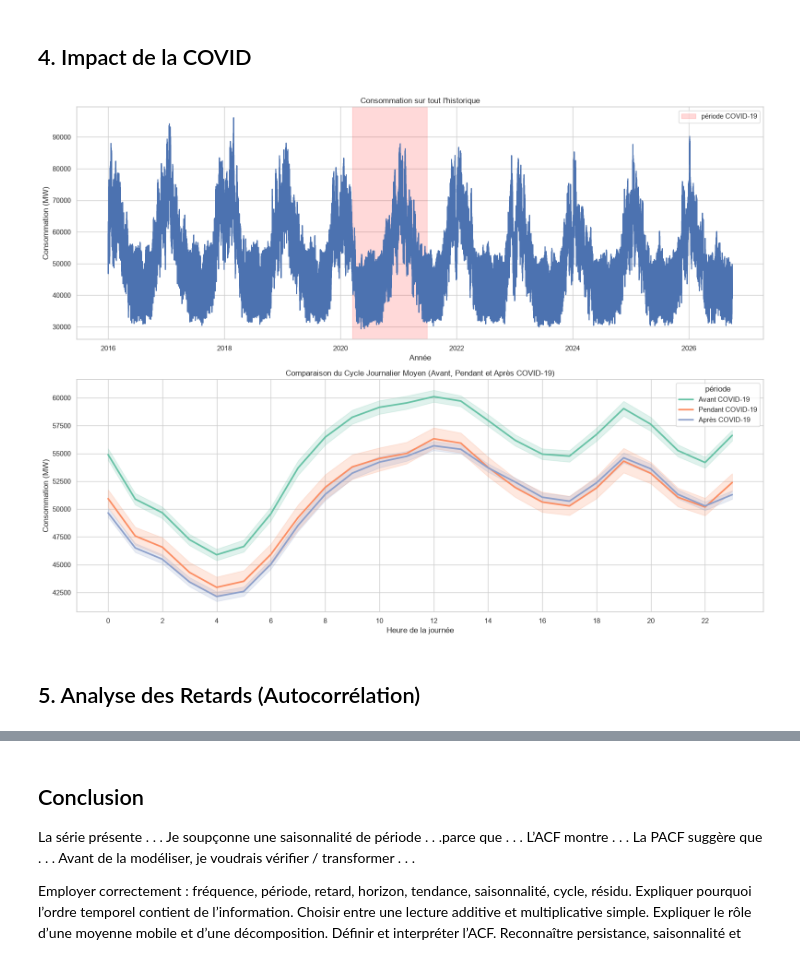
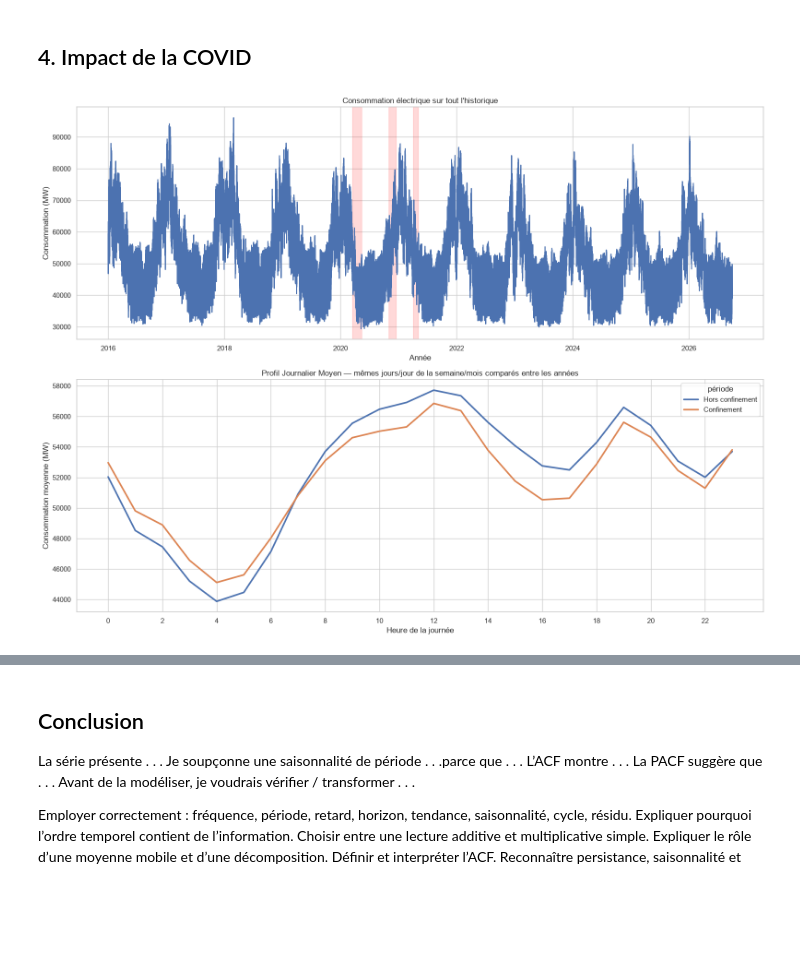
Before and after one commit to LeStolz/ConsommationElectrique, a Jupyter notebook: notebooks/01_exploration_donnees.ipynb, the cells around one changed output, grey strips where cells are left out. Saved outputs shown, nothing was run; the diff lists cells and outputs as text; code cells hidden in the pictures; blank space fills up the shorter version.

```diff
--- a/notebooks/01_exploration_donnees.ipynb
+++ b/notebooks/01_exploration_donnees.ipynb
@@ -367,39 +447,62 @@ plt.show()
 # %% [markdown]
 ## 4. Impact de la COVID
 # %%
-start_covid = df.loc[df['covid19'] == 1, 'timestamp_paris'].min()
-end_covid = df.loc[df['covid19'] == 1, 'timestamp_paris'].max()
+df_compare = df.copy()
 
-df_compare = df.copy()
-df_compare['période'] = 'Pendant COVID-19'
-df_compare.loc[df_compare['timestamp_paris'] < start_covid, 'période'] = 'Avant COVID-19'
-df_compare.loc[df_compare['timestamp_paris'] > end_covid, 'période'] = 'Après COVID-19'
+df_compare["est_confinement"] = (df_compare["confinement_numero"] > 0).astype(int)
 
-ordre_periodes = ['Avant COVID-19', 'Pendant COVID-19', 'Après COVID-19']
+df_compare["période"] = np.where(
+    df_compare["est_confinement"] == 1,
+    "Confinement",
+    "Hors confinement"
+)
+
+comparison = (
+    df_compare
+        .groupby(["mois", "jour_semaine", "heure", "est_confinement", "période"])["consommation_mw"]
+        .mean()
+        .reset_index()
+)
+
+hourly_comparison = (
+    comparison
+        .groupby(["heure", "est_confinement", "période"])["consommation_mw"]
+        .mean()
+        .reset_index()
+)
+
+periodes_confinement = (
+    df[df["confinement_numero"] > 0]
+    .groupby("confinement_numero")["timestamp_paris"]
+    .agg(["min", "max"])
+)
 
 fig, axes = plt.subplots(2, 1, figsize=(16, 12))
 
-sns.lineplot(data=df, x='timestamp_paris', y='consommation_mw', ax=axes[0])
-axes[0].axvspan(
-	start_covid.tz_localize(None), end_covid.tz_localize(None), color='red', alpha=0.15, label='période COVID-19'
-)
-axes[0].set_title("Consommation sur tout l'historique")
+sns.lineplot(data=df, x="timestamp_paris", y="consommation_mw", ax=axes[0])
+
+for confinement, periode in periodes_confinement.iterrows():
+    debut = periode["min"].tz_localize(None)
+    fin = periode["max"].tz_localize(None)
+
+    axes[0].axvspan(debut, fin, color="red", alpha=0.15)
+
+
+axes[0].set_title("Consommation électrique sur tout l'historique")
+axes[0].set_xlabel("Année")
 axes[0].set_ylabel("Consommation (MW)")
-axes[0].set_xlabel("Année")
-axes[0].legend()
 
 sns.lineplot(
-	data=df_compare, x='heure', y='consommation_mw',
-	hue='période', hue_order=ordre_periodes, ax=axes[1], palette="Set2", linewidth=2.5
+    data=hourly_comparison, x="heure", y="consommation_mw", hue="période",
+    hue_order=["Hors confinement", "Confinement"], ax=axes[1], linewidth=2.5
 )
-axes[1].set_title("Comparaison du Cycle Journalier Moyen (Avant, Pendant et Après COVID-19)")
+
+axes[1].set_title("Profil Journalier Moyen — mêmes jours/jour de la semaine/mois comparés entre les années")
 axes[1].set_xlabel("Heure de la journée")
-axes[1].set_ylabel("Consommation (MW)")
+axes[1].set_ylabel("Consommation moyenne (MW)")
 axes[1].set_xticks(range(0, 24, 2))
 
 plt.tight_layout()
 plt.show()
 # %% [output]
-[figure, old version]
+[figure, new version]
-# %% [markdown]
-## 5. Analyse des Retards (Autocorrélation)
```
Also changed, not shown: parts of 30 cells of this notebook, 1 other file.
